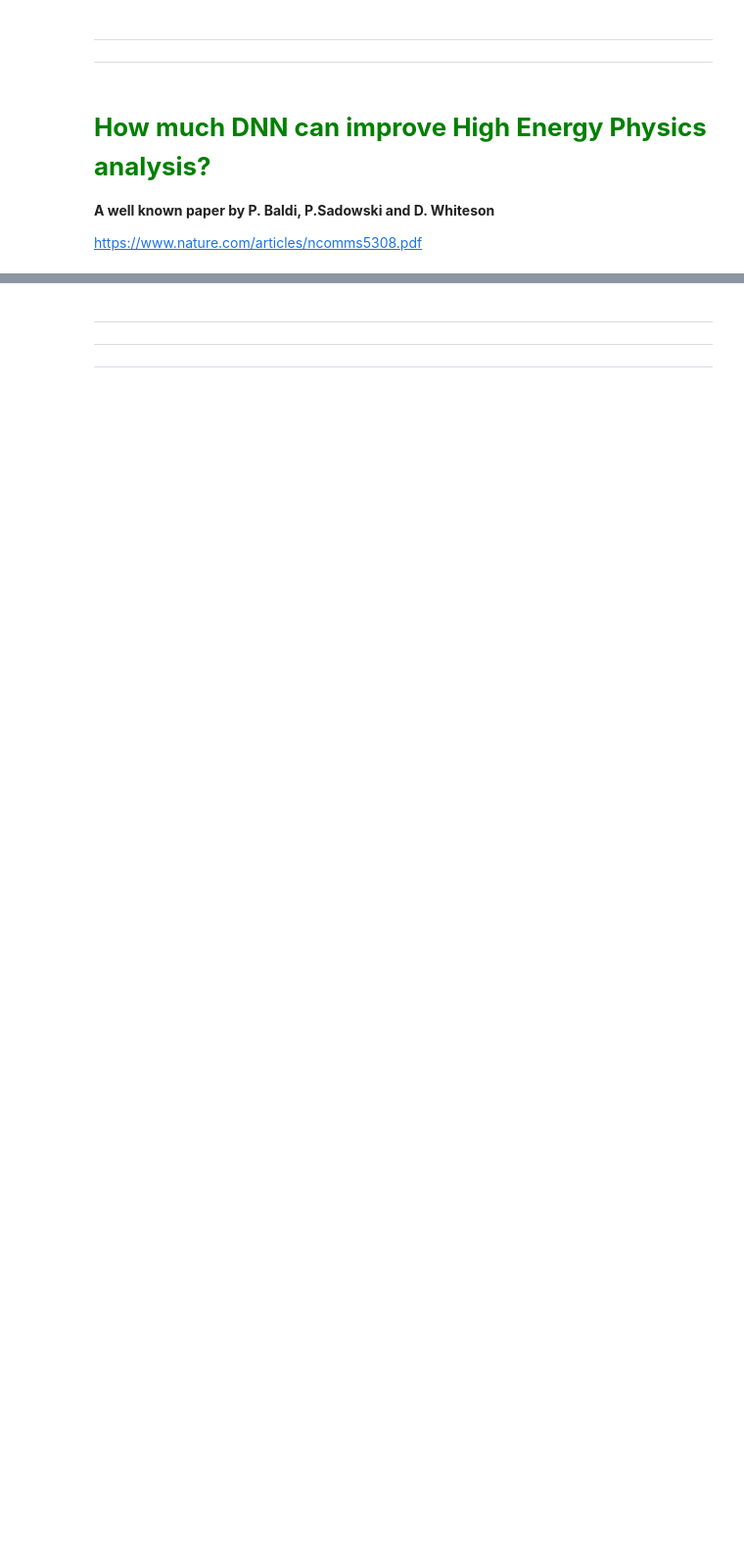
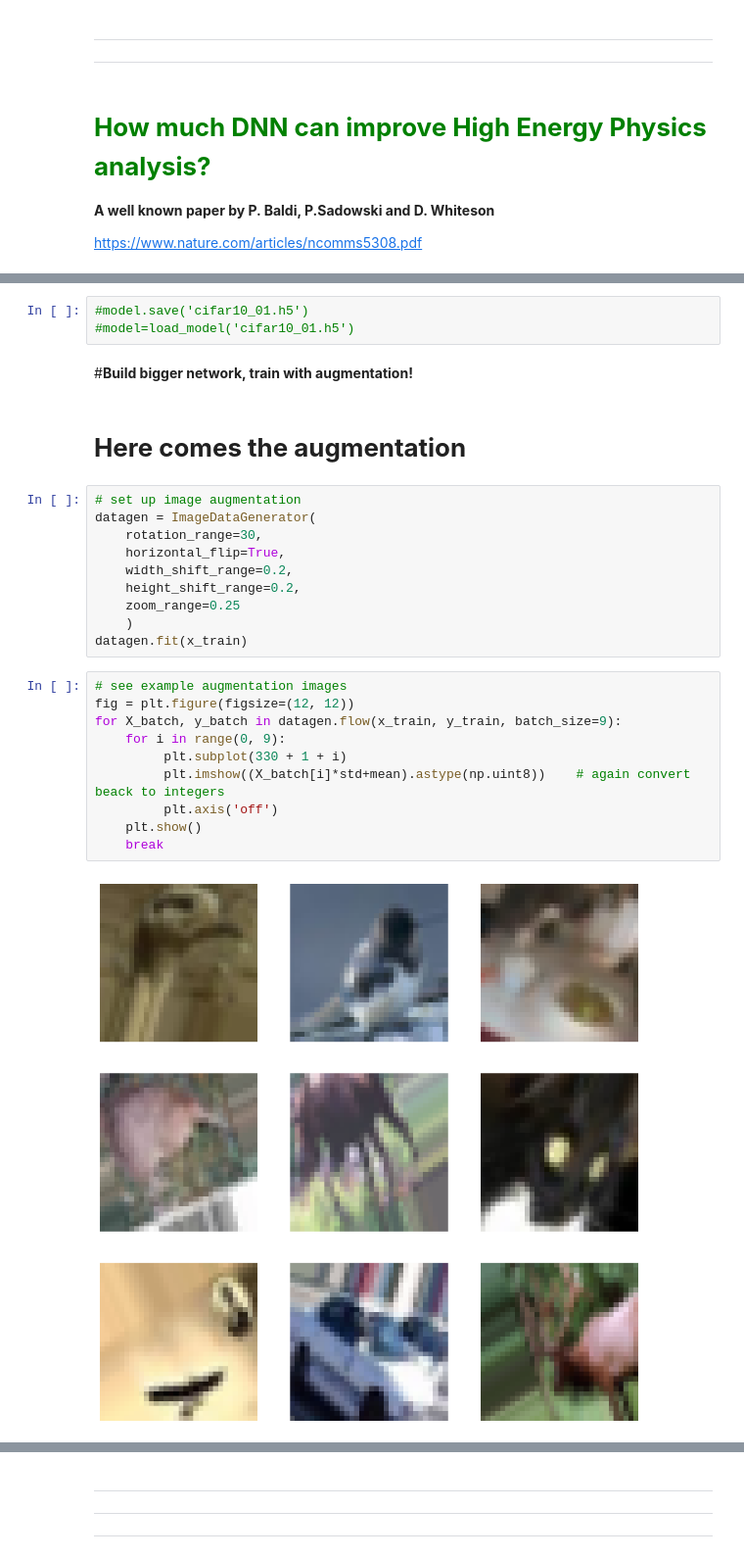
Before and after one commit to Trivial137/MachineLearning-KISD-2026, a Jupyter notebook: lecture5.ipynb, the cells around one changed output, grey strips where cells are left out. Shown at 98% size. Cells and saved outputs as stored; diff of their text form; blank space fills up the shorter version.

```diff
--- a/lecture5.ipynb
+++ b/lecture5.ipynb
@@ -116,0 +401,29 @@ The notebook reuires some resources - most probably it will not complete on the
+# %%
+#model.save('cifar10_01.h5')
+#model=load_model('cifar10_01.h5')
+# %% [markdown]
+#**Build bigger network, train with augmentation!**
+# %% [markdown]
+# **Here comes the augmentation**
+# %%
+# set up image augmentation
+datagen = ImageDataGenerator(
+    rotation_range=30,
+    horizontal_flip=True,
+    width_shift_range=0.2,
+    height_shift_range=0.2,
+    zoom_range=0.25
+    )
+datagen.fit(x_train)
+# %%
+# see example augmentation images
+fig = plt.figure(figsize=(12, 12))
+for X_batch, y_batch in datagen.flow(x_train, y_train, batch_size=9):
+    for i in range(0, 9):
+         plt.subplot(330 + 1 + i)
+         plt.imshow((X_batch[i]*std+mean).astype(np.uint8))    # again convert beack to integers
+         plt.axis('off')
+    plt.show()
+    break
+# %% [output]
+[figure, added]
```
Also changed, not shown: parts of 36 cells of this notebook.
